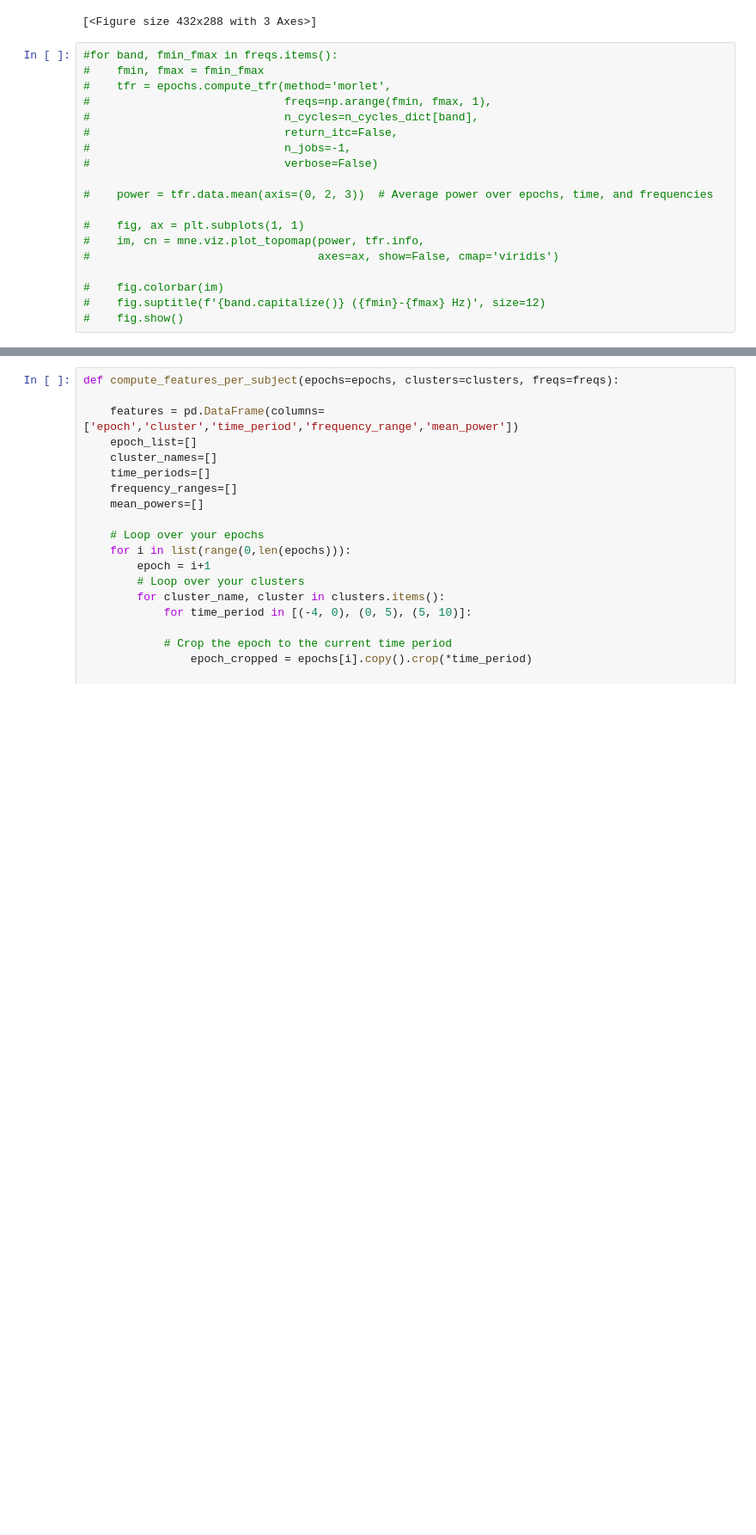
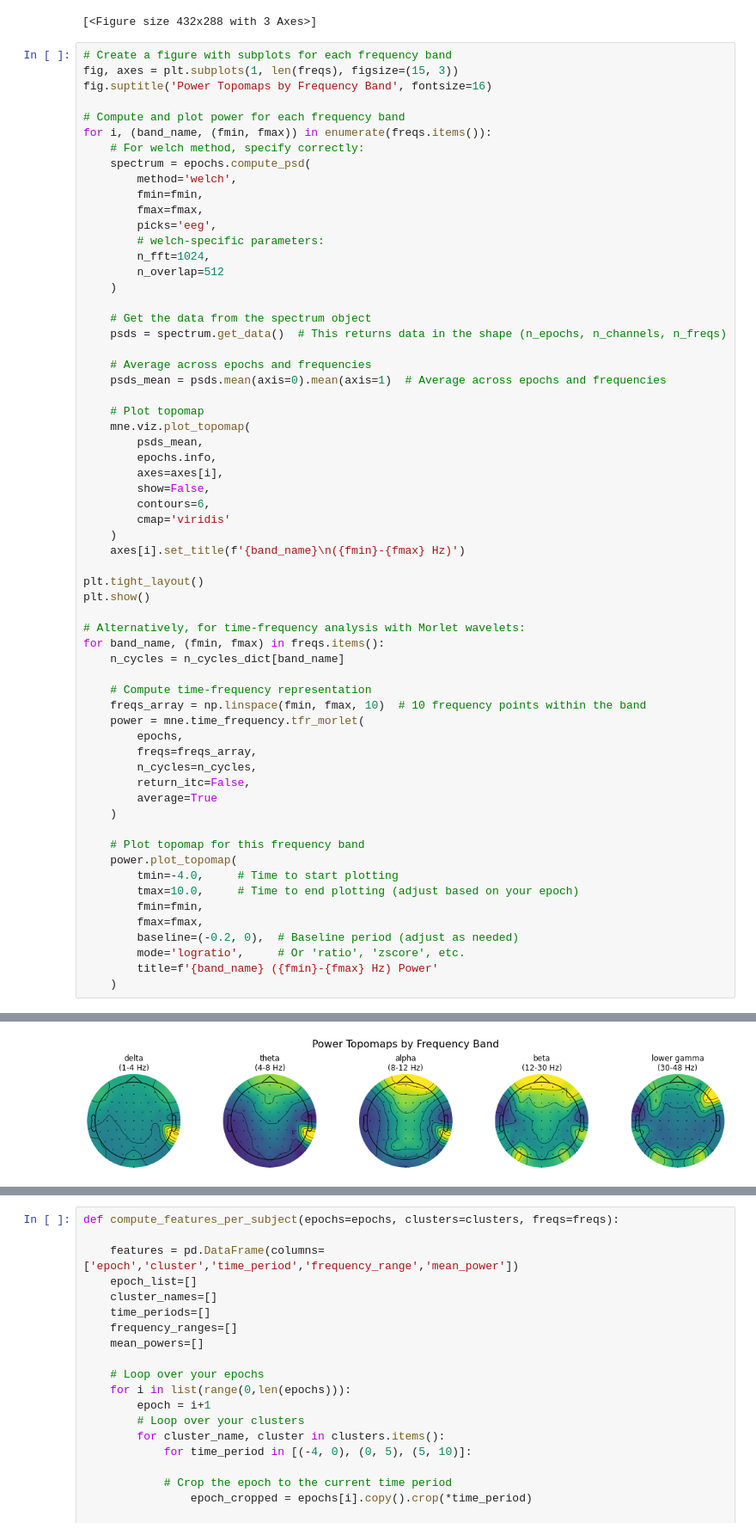
Before and after one commit to dmescherina/eeg_study_poetry, a Jupyter notebook: 1_load_data_and make_features.ipynb, the cells around one changed output, grey strips where cells are left out. Shown at 86% size. Cells and saved outputs as stored; diff of their text form; blank space fills up the shorter version.

Commit message:
added example topomap

```diff
--- a/1_load_data_and make_features.ipynb
+++ b/1_load_data_and make_features.ipynb
@@ -80,21 +80,65 @@ combining channels using GFP (eeg channels)
 [figure]
 [<Figure size 432x288 with 3 Axes>]
 # %%
-#for band, fmin_fmax in freqs.items():
-#    fmin, fmax = fmin_fmax
-#    tfr = epochs.compute_tfr(method='morlet',
-#                             freqs=np.arange(fmin, fmax, 1),
-#                             n_cycles=n_cycles_dict[band],
-#                             return_itc=False,
-#                             n_jobs=-1,
-#                             verbose=False)
+# Create a figure with subplots for each frequency band
+fig, axes = plt.subplots(1, len(freqs), figsize=(15, 3))
+fig.suptitle('Power Topomaps by Frequency Band', fontsize=16)
 
-#    power = tfr.data.mean(axis=(0, 2, 3))  # Average power over epochs, time, and frequencies
+# Compute and plot power for each frequency band
+for i, (band_name, (fmin, fmax)) in enumerate(freqs.items()):
+    # For welch method, specify correctly:
+    spectrum = epochs.compute_psd(
+        method='welch',
+        fmin=fmin,
+        fmax=fmax,
+        picks='eeg',
+        # welch-specific parameters:
+        n_fft=1024,
+        n_overlap=512
+    )
 
-#    fig, ax = plt.subplots(1, 1)
-#    im, cn = mne.viz.plot_topomap(power, tfr.info,
-#                                  axes=ax, show=False, cmap='viridis')
+    # Get the data from the spectrum object
+    psds = spectrum.get_data()  # This returns data in the shape (n_epochs, n_channels, n_freqs)
 
-#    fig.colorbar(im)
-#    fig.suptitle(f'{band.capitalize()} ({fmin}-{fmax} Hz)', size=12)
-#    fig.show()
+    # Average across epochs and frequencies
+    psds_mean = psds.mean(axis=0).mean(axis=1)  # Average across epochs and frequencies
+
+    # Plot topomap
+    mne.viz.plot_topomap(
+        psds_mean,
+        epochs.info,
+        axes=axes[i],
+        show=False,
+        contours=6,
+        cmap='viridis'
+    )
+    axes[i].set_title(f'{band_name}\n({fmin}-{fmax} Hz)')
+
+plt.tight_layout()
+plt.show()
+
+# Alternatively, for time-frequency analysis with Morlet wavelets:
+for band_name, (fmin, fmax) in freqs.items():
+    n_cycles = n_cycles_dict[band_name]
+
+    # Compute time-frequency representation
+    freqs_array = np.linspace(fmin, fmax, 10)  # 10 frequency points within the band
+    power = mne.time_frequency.tfr_morlet(
+        epochs,
+        freqs=freqs_array,
+        n_cycles=n_cycles,
+        return_itc=False,
+        average=True
+    )
+
+    # Plot topomap for this frequency band
+    power.plot_topomap(
+        tmin=-4.0,     # Time to start plotting
+        tmax=10.0,     # Time to end plotting (adjust based on your epoch)
+        fmin=fmin,
+        fmax=fmax,
+        baseline=(-0.2, 0),  # Baseline period (adjust as needed)
+        mode='logratio',     # Or 'ratio', 'zscore', etc.
+        title=f'{band_name} ({fmin}-{fmax} Hz) Power'
+    )
+# %% [output]
@@ -100,0 +150 @@ combining channels using GFP (eeg channels)
+[figure, added]
```
Also changed, not shown: parts of 1 cell of this notebook.
